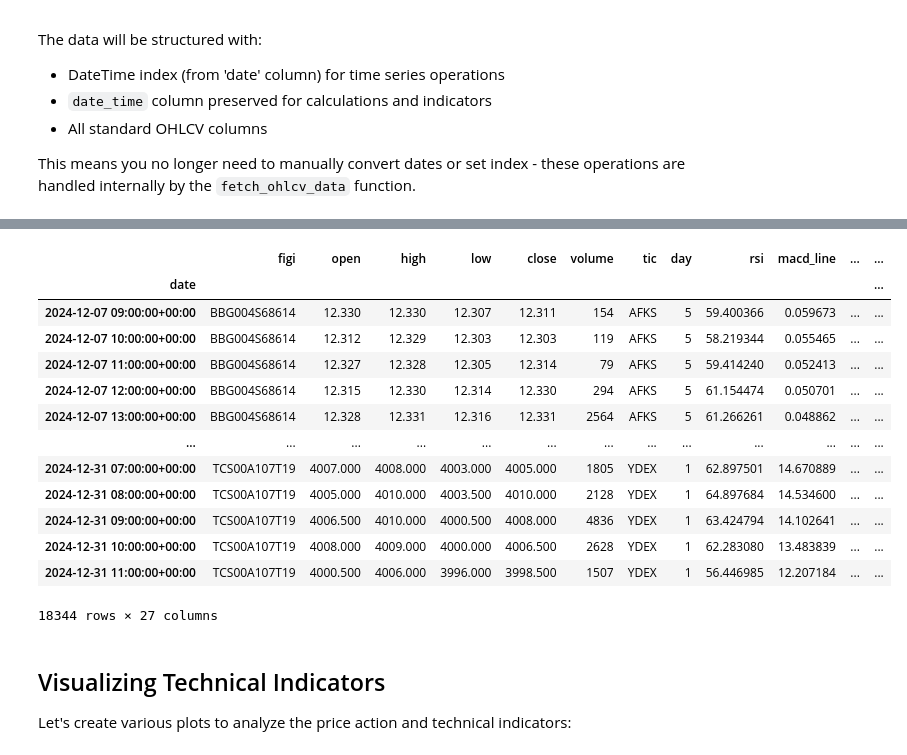
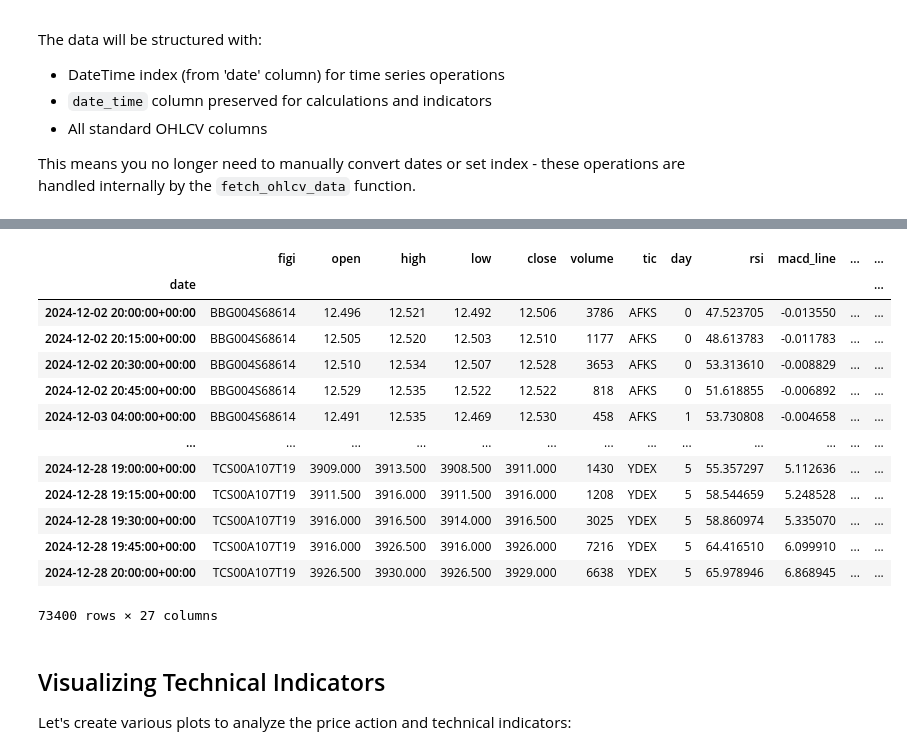
Before and after one commit to bigdatarookie/a2-project, a Jupyter notebook: dev/env_v1/test_env.ipynb, the cells around one changed output, grey strips where cells are left out. Saved outputs shown, nothing was run; the diff lists cells and outputs as text; code cells hidden in the pictures.

```diff
--- a/dev/env_v1/test_env.ipynb
+++ b/dev/env_v1/test_env.ipynb
@@ -84,0 +63,12 @@ date
+# %%
+# Read df with index and process it with indicators
+df = pd.read_csv("./data/data/test_ohlcv_data_15min.csv", index_col='date')
+
+# Calculate indicators and remove rows with NaN values
+df = calculate_indicators(df, drop_na_rows=True, min_coverage=0.9)
+
+# Print data info to verify
+print("\nDataset info after cleaning:")
+print(f"Total rows: {len(df)}")
+print("\nSample of first few rows to verify indicators:")
+print(df[['tic', 'close', 'rsi', 'macd_line', 'bb_middle']].head())
@@ -85,21 +87,21 @@ date
 # %%
-df.to_csv("./data/data/test_ohlcv_data_indicators.csv")
+df.to_csv("./data/data/test_ohlcv_data_15min_indicators.csv")
 df
 # %% [output]
 |  | figi | open | high | low | close | volume | tic | day | rsi | macd_line | ... | ... |
 | date |  |  |  |  |  |  |  |  |  |  |  | ... |
-| 2024-12-07 09:00:00+00:00 | BBG004S68614 | 12.330 | 12.330 | 12.307 | 12.311 | 154 | AFKS | 5 | 59.400366 | 0.059673 | ... | ... |
-| 2024-12-07 10:00:00+00:00 | BBG004S68614 | 12.312 | 12.329 | 12.303 | 12.303 | 119 | AFKS | 5 | 58.219344 | 0.055465 | ... | ... |
-| 2024-12-07 11:00:00+00:00 | BBG004S68614 | 12.327 | 12.328 | 12.305 | 12.314 | 79 | AFKS | 5 | 59.414240 | 0.052413 | ... | ... |
-| 2024-12-07 12:00:00+00:00 | BBG004S68614 | 12.315 | 12.330 | 12.314 | 12.330 | 294 | AFKS | 5 | 61.154474 | 0.050701 | ... | ... |
-| 2024-12-07 13:00:00+00:00 | BBG004S68614 | 12.328 | 12.331 | 12.316 | 12.331 | 2564 | AFKS | 5 | 61.266261 | 0.048862 | ... | ... |
+| 2024-12-02 20:00:00+00:00 | BBG004S68614 | 12.496 | 12.521 | 12.492 | 12.506 | 3786 | AFKS | 0 | 47.523705 | -0.013550 | ... | ... |
+| 2024-12-02 20:15:00+00:00 | BBG004S68614 | 12.505 | 12.520 | 12.503 | 12.510 | 1177 | AFKS | 0 | 48.613783 | -0.011783 | ... | ... |
+| 2024-12-02 20:30:00+00:00 | BBG004S68614 | 12.510 | 12.534 | 12.507 | 12.528 | 3653 | AFKS | 0 | 53.313610 | -0.008829 | ... | ... |
+| 2024-12-02 20:45:00+00:00 | BBG004S68614 | 12.529 | 12.535 | 12.522 | 12.522 | 818 | AFKS | 0 | 51.618855 | -0.006892 | ... | ... |
+| 2024-12-03 04:00:00+00:00 | BBG004S68614 | 12.491 | 12.535 | 12.469 | 12.530 | 458 | AFKS | 1 | 53.730808 | -0.004658 | ... | ... |
 | ... | ... | ... | ... | ... | ... | ... | ... | ... | ... | ... | ... | ... |
-| 2024-12-31 07:00:00+00:00 | TCS00A107T19 | 4007.000 | 4008.000 | 4003.000 | 4005.000 | 1805 | YDEX | 1 | 62.897501 | 14.670889 | ... | ... |
-| 2024-12-31 08:00:00+00:00 | TCS00A107T19 | 4005.000 | 4010.000 | 4003.500 | 4010.000 | 2128 | YDEX | 1 | 64.897684 | 14.534600 | ... | ... |
-| 2024-12-31 09:00:00+00:00 | TCS00A107T19 | 4006.500 | 4010.000 | 4000.500 | 4008.000 | 4836 | YDEX | 1 | 63.424794 | 14.102641 | ... | ... |
-| 2024-12-31 10:00:00+00:00 | TCS00A107T19 | 4008.000 | 4009.000 | 4000.000 | 4006.500 | 2628 | YDEX | 1 | 62.283080 | 13.483839 | ... | ... |
-| 2024-12-31 11:00:00+00:00 | TCS00A107T19 | 4000.500 | 4006.000 | 3996.000 | 3998.500 | 1507 | YDEX | 1 | 56.446985 | 12.207184 | ... | ... |
+| 2024-12-28 19:00:00+00:00 | TCS00A107T19 | 3909.000 | 3913.500 | 3908.500 | 3911.000 | 1430 | YDEX | 5 | 55.357297 | 5.112636 | ... | ... |
+| 2024-12-28 19:15:00+00:00 | TCS00A107T19 | 3911.500 | 3916.000 | 3911.500 | 3916.000 | 1208 | YDEX | 5 | 58.544659 | 5.248528 | ... | ... |
+| 2024-12-28 19:30:00+00:00 | TCS00A107T19 | 3916.000 | 3916.500 | 3914.000 | 3916.500 | 3025 | YDEX | 5 | 58.860974 | 5.335070 | ... | ... |
+| 2024-12-28 19:45:00+00:00 | TCS00A107T19 | 3916.000 | 3926.500 | 3916.000 | 3926.000 | 7216 | YDEX | 5 | 64.416510 | 6.099910 | ... | ... |
+| 2024-12-28 20:00:00+00:00 | TCS00A107T19 | 3926.500 | 3930.000 | 3926.500 | 3929.000 | 6638 | YDEX | 5 | 65.978946 | 6.868945 | ... | ... |
-18344 rows × 27 columns
+73400 rows × 27 columns
 # %% [markdown]
 ## Visualizing Technical Indicators
 
```
Also changed, not shown: parts of 17 cells of this notebook, 1 other file.
